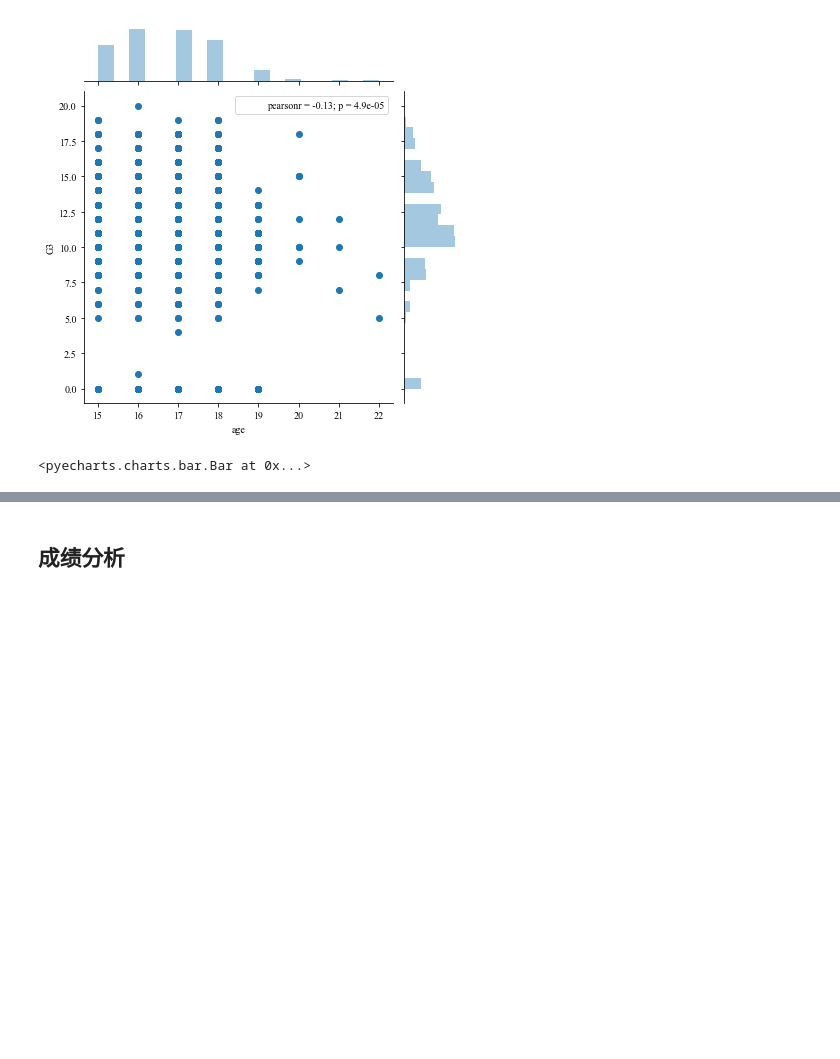
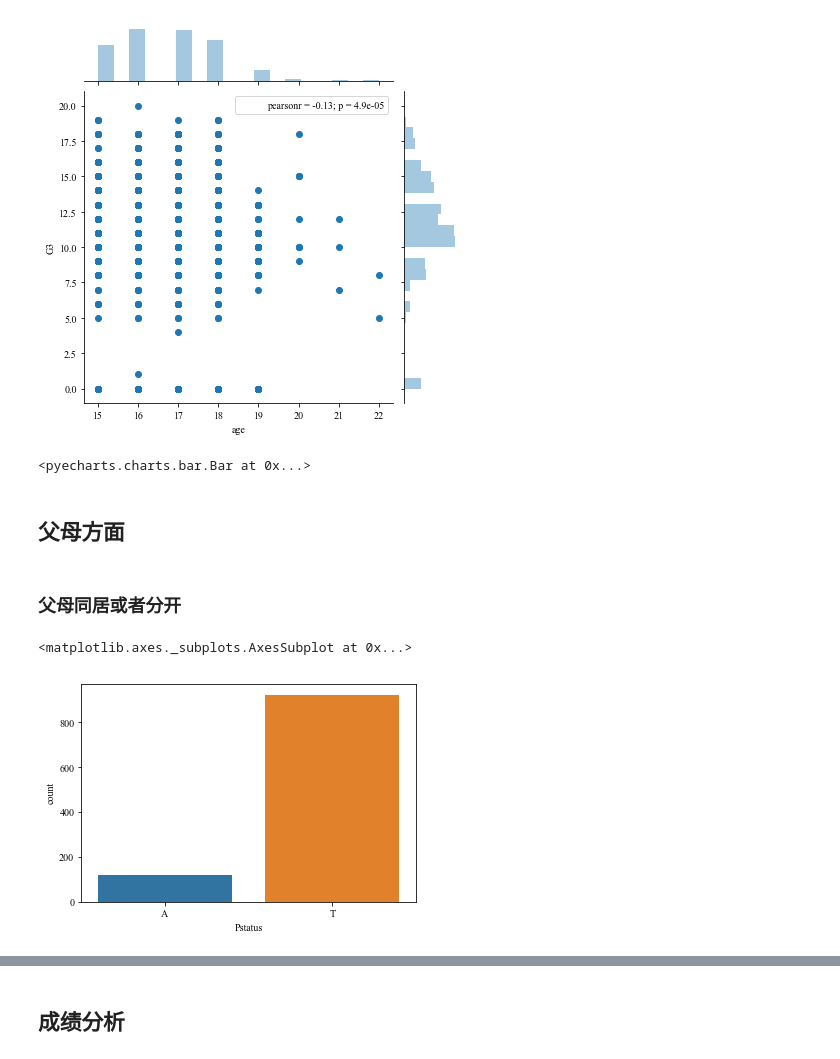
Before and after one commit to yuyi-7/Design-for-course, a Jupyter notebook: student/student.ipynb, the cells around one changed output, grey strips where cells are left out. Saved outputs shown, nothing was run; the diff lists cells and outputs as text; code cells hidden in the pictures; blank space fills up the shorter version.

```diff
--- a/student/student.ipynb
+++ b/student/student.ipynb
@@ -186,3 +195,12 @@ bar.add("G2", df.age, df.G2, is_stack=True)
 bar.add("G3", df.age, df.G3, is_stack=True)
 # %% [output]
 <pyecharts.charts.bar.Bar at 0x...>
+# %% [markdown]
+## 父母方面
+# %% [markdown]
+### 父母同居或者分开
+# %%
+sns.countplot(df.Pstatus)
+# %% [output]
+<matplotlib.axes._subplots.AxesSubplot at 0x...>
+[figure, added]
```
Also changed, not shown: parts of 8 cells of this notebook, 1 other file.
